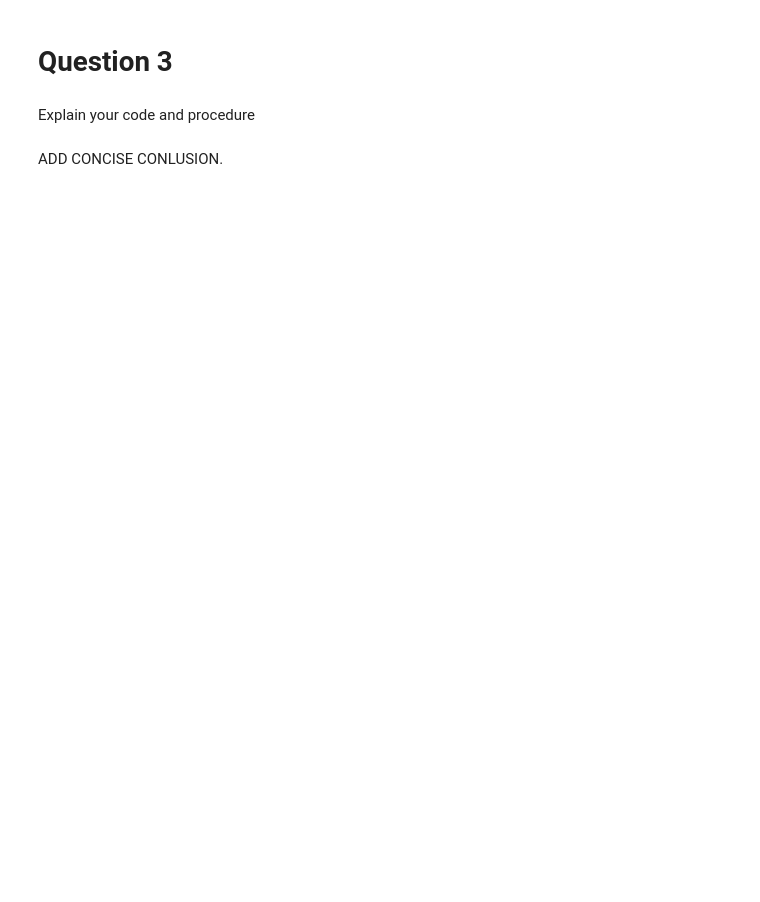
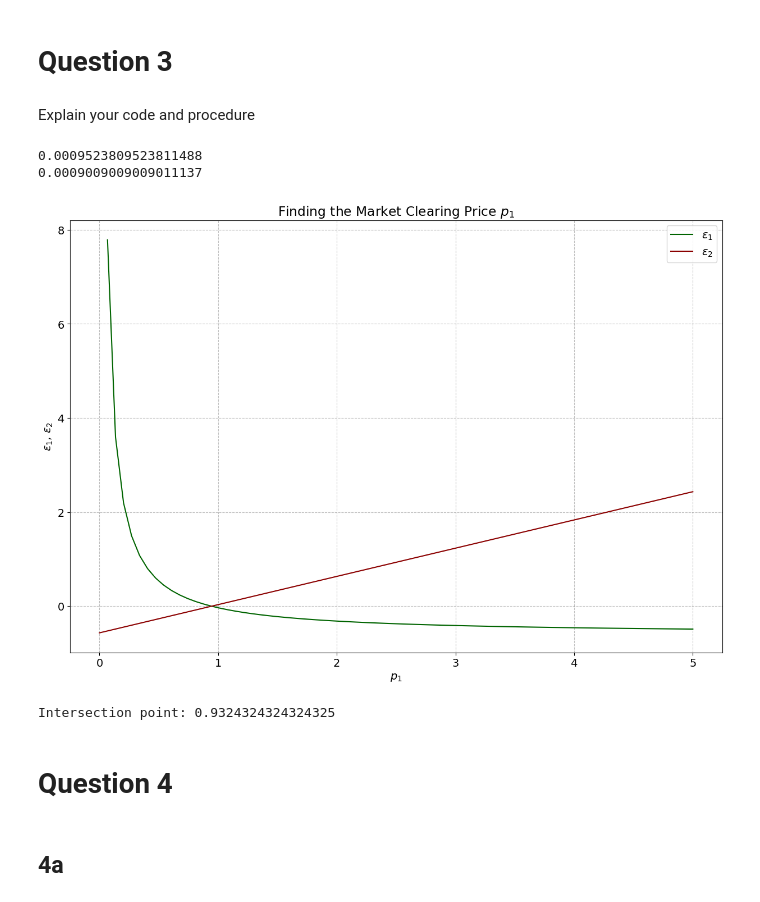
Before and after one commit to NumEconCopenhagen/projects-2024-darja-eloise-christian, a Jupyter notebook: inauguralproject/DEC_inauguralproject.ipynb, the cells around one changed output. Saved outputs shown, nothing was run; the diff lists cells and outputs as text; code cells hidden in the pictures; blank space fills up the shorter version.

```diff
--- a/inauguralproject/DEC_inauguralproject.ipynb
+++ b/inauguralproject/DEC_inauguralproject.ipynb
@@ -124,0 +128,8 @@ Explain your code and procedure
+# %%
+## defining p1
+N = 75  ## from task 1
+P1 = [] ## empty list
+for i in range(N + 1):
+    P1.append( 0.5 + i * (2 / N))
+P1 = np.round(P1,3)
+print(P1)
@@ -124,0 +146,6 @@ Explain your code and procedure
+# %%
+for p1 in P1:
+    eps1, eps2 = model.check_market_clearing(p1)
+    print(f"For p1 = {p1}:")
+    print("   Error in market clearing condition 1:", eps1)
+    print("   Error in market clearing condition 2:", eps2)
@@ -131,2 +174,46 @@ Explain your code and procedure
-# %% [markdown]
-ADD CONCISE CONLUSION.
+# %%
+N  = 75
+P1 = np.linspace(0, 5, N)
+
+# Calculate market clearing errors for each p1 in P1
+epsilon_1 = []
+epsilon_2 = []
+for p1 in P1:
+    eps1, eps2 = model.check_market_clearing(p1)
+    epsilon_1.append(eps1) ## add
+    epsilon_2.append(eps2)
+
+print(np.min(np.abs(epsilon_1)))
+print(np.min(np.abs(epsilon_2)))
+
+
+# Plotting
+plt.figure(figsize=(15, 10))
+plt.plot(P1, epsilon_1, label='$\\epsilon_1$', color='darkgreen')
+plt.plot(P1, epsilon_2, label='$\\epsilon_2$', color='darkred')
+plt.title('Finding the Market Clearing Price $p_1$')
+plt.xlabel('$p_1$')
+plt.ylabel('$\\epsilon_1$, $\\epsilon_2$')
+plt.legend()
+plt.show()
+# %% [output]
+0.0009523809523811488
+0.0009009009009011137
+[figure, added]
+# %%
+## for which p1 do we get the intersection?
+# Find the point of intersection
+intersection_point = None
+for i in range(1, len(P1)):
+    if (epsilon_1[i] > 0 and epsilon_2[i] < 0) or (epsilon_1[i] < 0 and epsilon_2[i] > 0):
+        intersection_point = 1-P1[i]
+        break ## there can only be one market clearing price,
+    ## so we break the loop after finding the first intersection point!
+
+print("Intersection point:", intersection_point)
+# %% [output]
+Intersection point: 0.9324324324324325
+# %% [markdown]
+# Question 4
+# %% [markdown]
+## 4a
```
Also changed, not shown: parts of 12 cells of this notebook.
